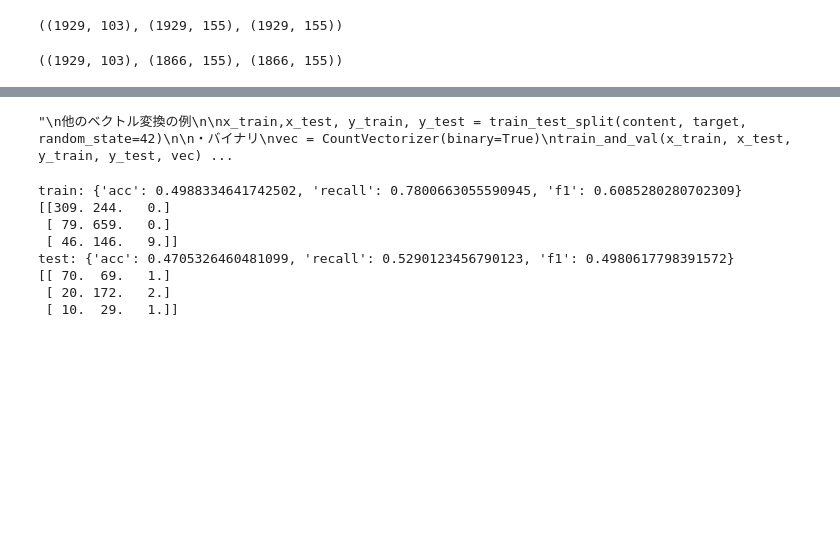
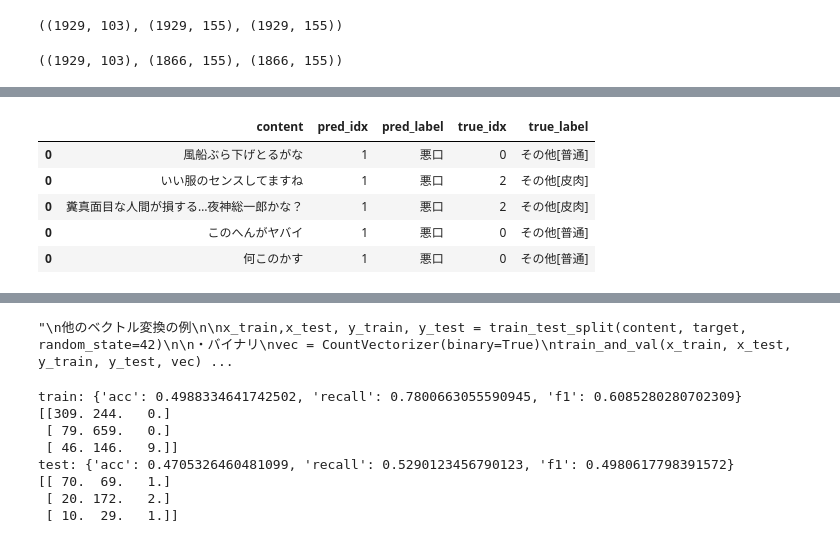
Before and after one commit to N-Eiki/proen, a Jupyter notebook: dev/Untitled.ipynb, the cells around one changed output, grey strips where cells are left out. Drawn from its saved outputs; the diff is of its cells as text; code cells hidden in the pictures; blank space fills up the shorter version.

```diff
--- a/dev/Untitled.ipynb
+++ b/dev/Untitled.ipynb
@@ -566,0 +621,9 @@ test:
+# %%
+res["miss_test_df"][res["miss_test_df"].pred_idx=="1"].head()
+# %% [output]
+|  | content | pred_idx | pred_label | true_idx | true_label |
+| 0 | 風船ぶら下げとるがな | 1 | 悪口 | 0 | その他[普通] |
+| 0 | いい服のセンスしてますね | 1 | 悪口 | 2 | その他[皮肉] |
+| 0 | 糞真面目な人間が損する…夜神総一郎かな？ | 1 | 悪口 | 2 | その他[皮肉] |
+| 0 | このへんがヤバイ | 1 | 悪口 | 0 | その他[普通] |
+| 0 | 何このかす | 1 | 悪口 | 0 | その他[普通] |
```
Also changed, not shown: parts of 13 cells of this notebook.
